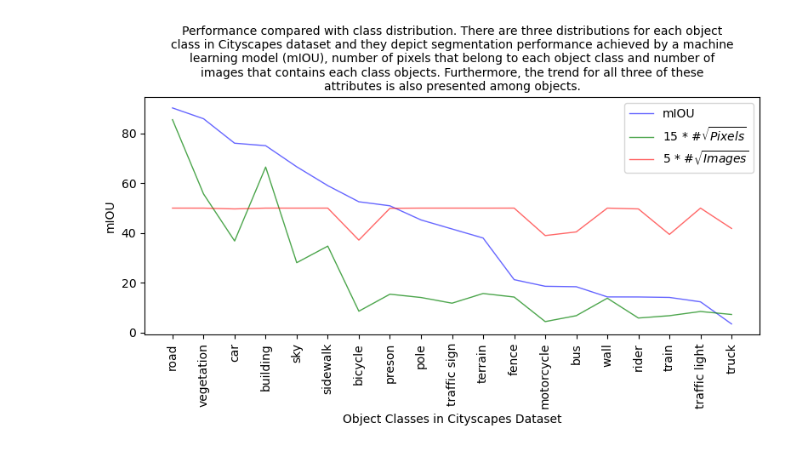
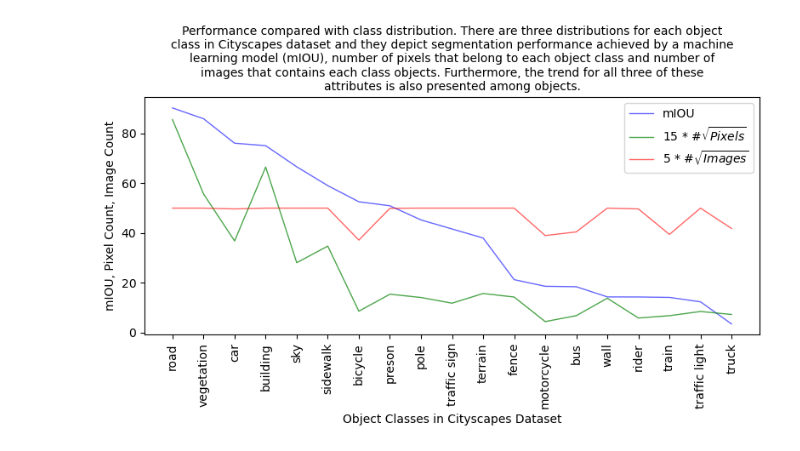
Before and after one commit to dipta007/SeeBel, a Jupyter notebook: codes/vis_1_beta/design_3.ipynb, the cells around one changed output. Cells and saved outputs as stored; diff of their text form; code cells hidden in the pictures.

```diff
--- a/codes/vis_1_beta/design_3.ipynb
+++ b/codes/vis_1_beta/design_3.ipynb
@@ -80,32 +80,32 @@ liens1 = ax.plot(index, mIOU,
                  linestyle='-')
 
 
 liens2 = ax.plot(index + 0*bar_width, [15*el for el in pixelwise_class_distribution_sqrt],
                  alpha=0.7,
                  linewidth=1.0,
                  color="green",
                  label='15 * #$\sqrt{Pixels}$',
                  linestyle='-')
 
 
 liens3 = ax.plot(index + 0*bar_width, [5*el for el in imagewise_class_distribution_sqrt],
                  alpha=opacity,
                  linewidth=1.0,
                  color="red",
                  label='5 * #$\sqrt{Images}$',
                  linestyle='-')
 
 
 # labels = ['mIOU', '15 * #$\sqrt{Pixels}$', '5 * #$\sqrt{Images}$']
 
 ax.set_xlabel('Object Classes in Cityscapes Dataset')
-ax.set_ylabel('mIOU')
+plt.ylabel('mIOU, Pixel Count, Image Count')
 ax.set_xticks(index, class_list, rotation=90)
 plt.legend()
 caption = "Performance compared with class distribution. There are three distributions for each object class in Cityscapes dataset and they depict segmentation performance achieved by a machine learning model (mIOU), number of pixels that belong to each object class and number of images that contains each class objects. Furthermore, the trend for all three of these attributes is also presented among objects."
 
 title = ax.set_title("\n".join(wrap(caption, 92)), fontsize=10)
 plt.tight_layout()
 plt.show()
 # %% [output]
-[figure, old version]
+[figure, new version]
```
Also changed, not shown: 1 other file.
